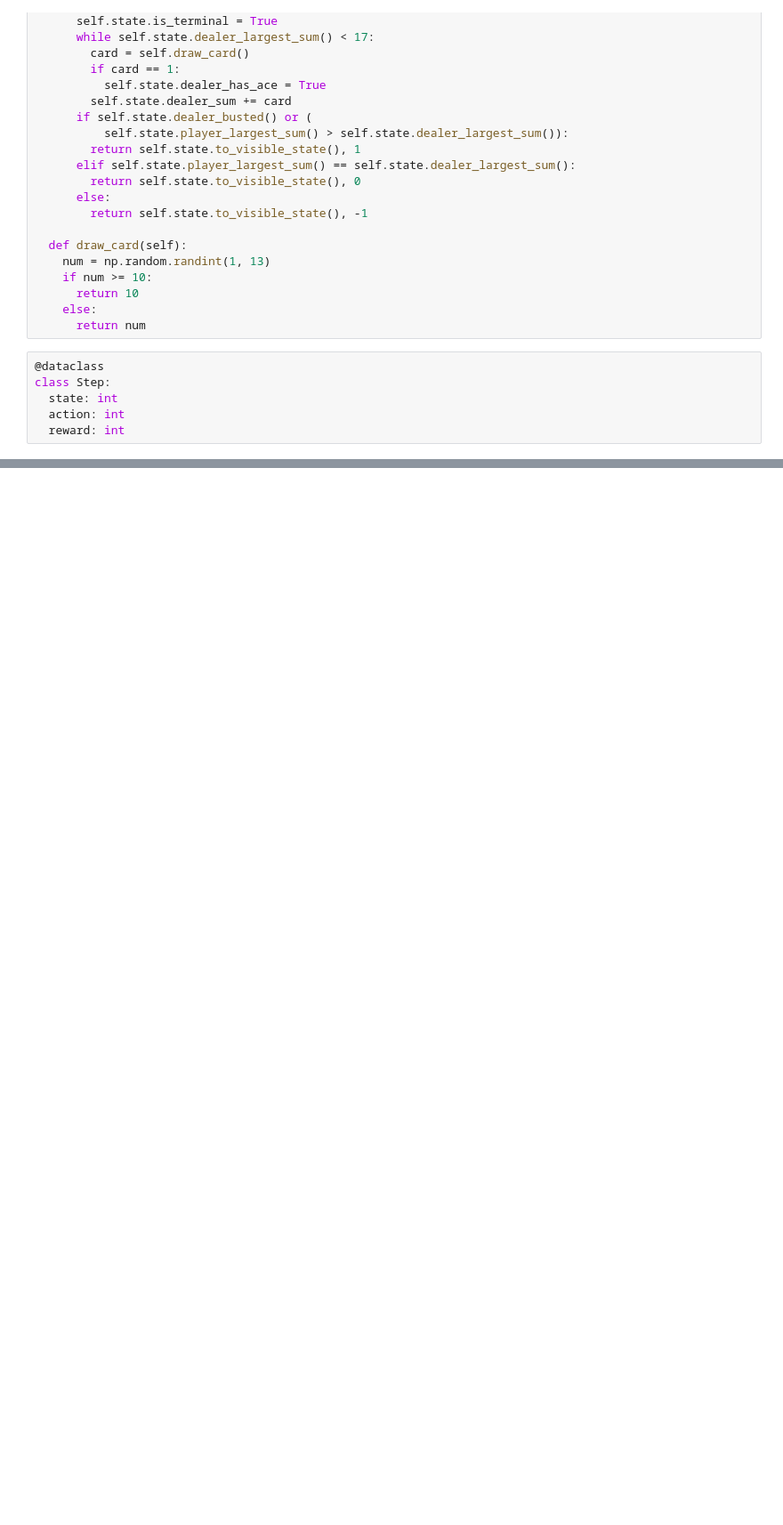
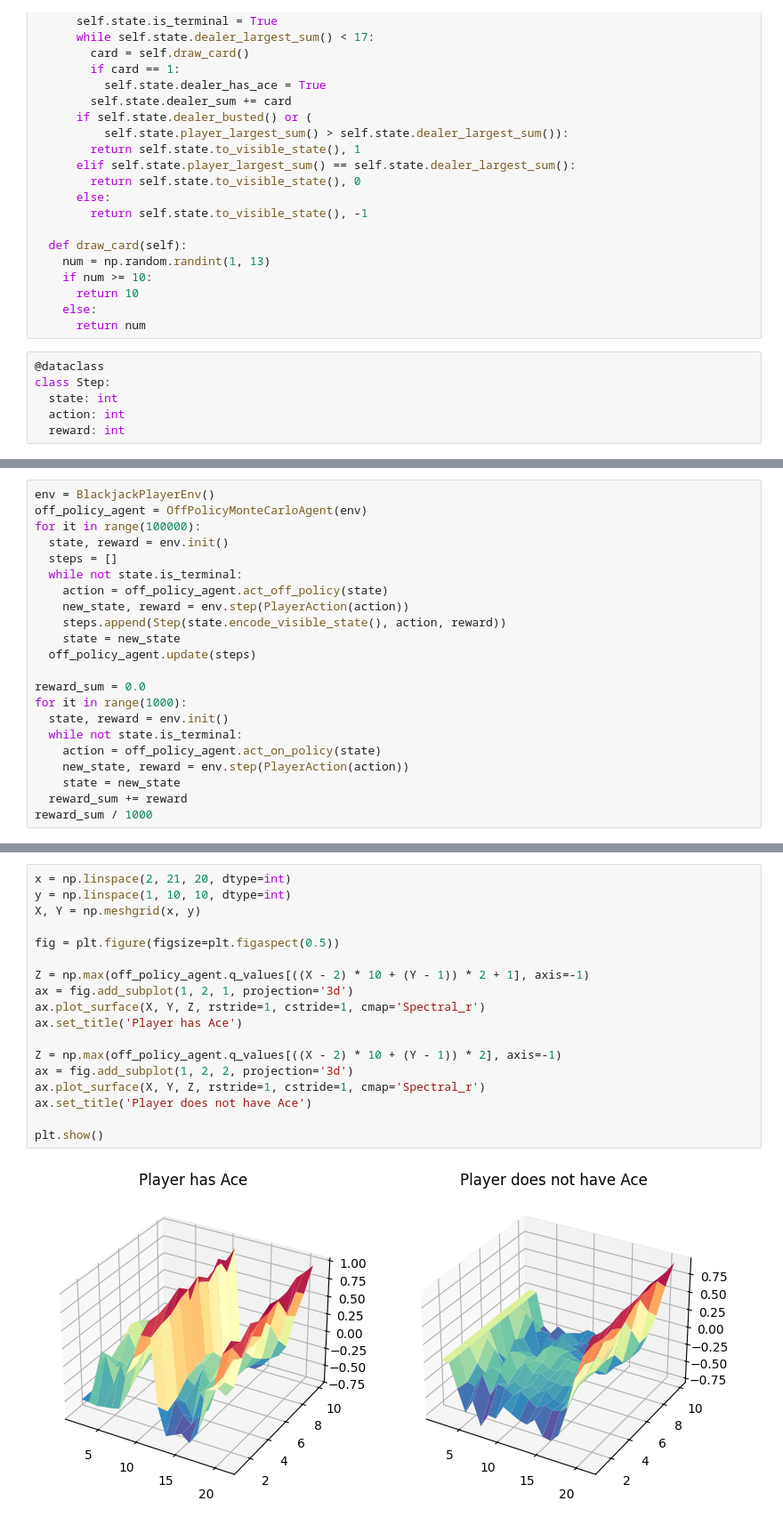
Before and after one commit to saltycookie/RLIntroNotebook, a Jupyter notebook: Chapter_5_Blackjack_Monte_Carlo.ipynb, the cells around one changed output, grey strips where cells are left out. Shown: that part at 89% size. Cells and saved outputs as stored; diff of their text form; blank space fills up the shorter version.

```diff
--- a/Chapter_5_Blackjack_Monte_Carlo.ipynb
+++ b/Chapter_5_Blackjack_Monte_Carlo.ipynb
@@ -270,0 +319,22 @@ plt.show()
+# %%
+env = BlackjackPlayerEnv()
+off_policy_agent = OffPolicyMonteCarloAgent(env)
+for it in range(100000):
+  state, reward = env.init()
+  steps = []
+  while not state.is_terminal:
+    action = off_policy_agent.act_off_policy(state)
+    new_state, reward = env.step(PlayerAction(action))
+    steps.append(Step(state.encode_visible_state(), action, reward))
+    state = new_state
+  off_policy_agent.update(steps)
+
+reward_sum = 0.0
+for it in range(1000):
+  state, reward = env.init()
+  while not state.is_terminal:
+    action = off_policy_agent.act_on_policy(state)
+    new_state, reward = env.step(PlayerAction(action))
+    state = new_state
+  reward_sum += reward
+reward_sum / 1000
@@ -270,0 +347,20 @@ plt.show()
+# %%
+x = np.linspace(2, 21, 20, dtype=int)
+y = np.linspace(1, 10, 10, dtype=int)
+X, Y = np.meshgrid(x, y)
+
+fig = plt.figure(figsize=plt.figaspect(0.5))
+
+Z = np.max(off_policy_agent.q_values[((X - 2) * 10 + (Y - 1)) * 2 + 1], axis=-1)
+ax = fig.add_subplot(1, 2, 1, projection='3d')
+ax.plot_surface(X, Y, Z, rstride=1, cstride=1, cmap='Spectral_r')
+ax.set_title('Player has Ace')
+
+Z = np.max(off_policy_agent.q_values[((X - 2) * 10 + (Y - 1)) * 2], axis=-1)
+ax = fig.add_subplot(1, 2, 2, projection='3d')
+ax.plot_surface(X, Y, Z, rstride=1, cstride=1, cmap='Spectral_r')
+ax.set_title('Player does not have Ace')
+
+plt.show()
+# %% [output]
+[figure, added]
```
Also changed, not shown: parts of 10 cells of this notebook.
